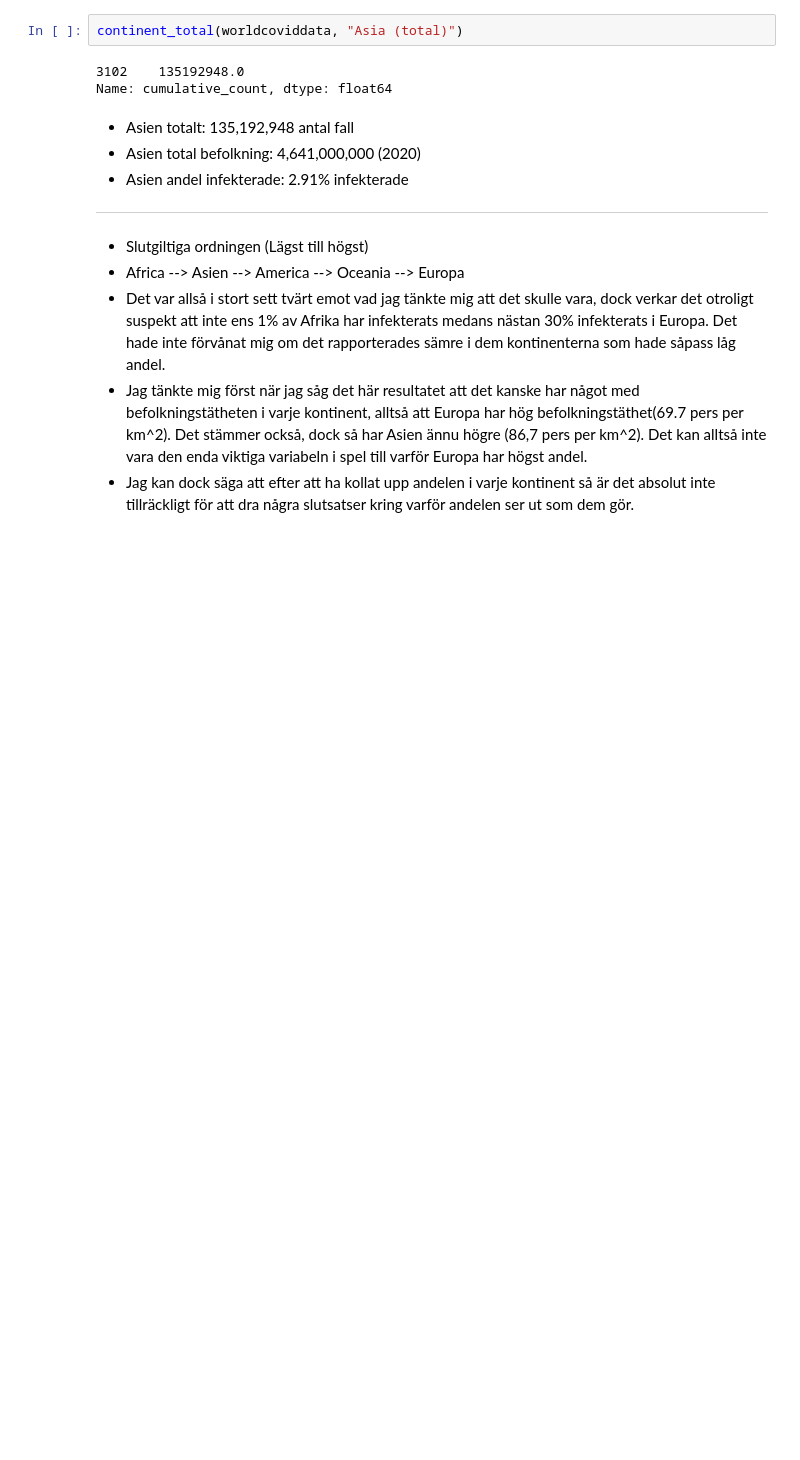
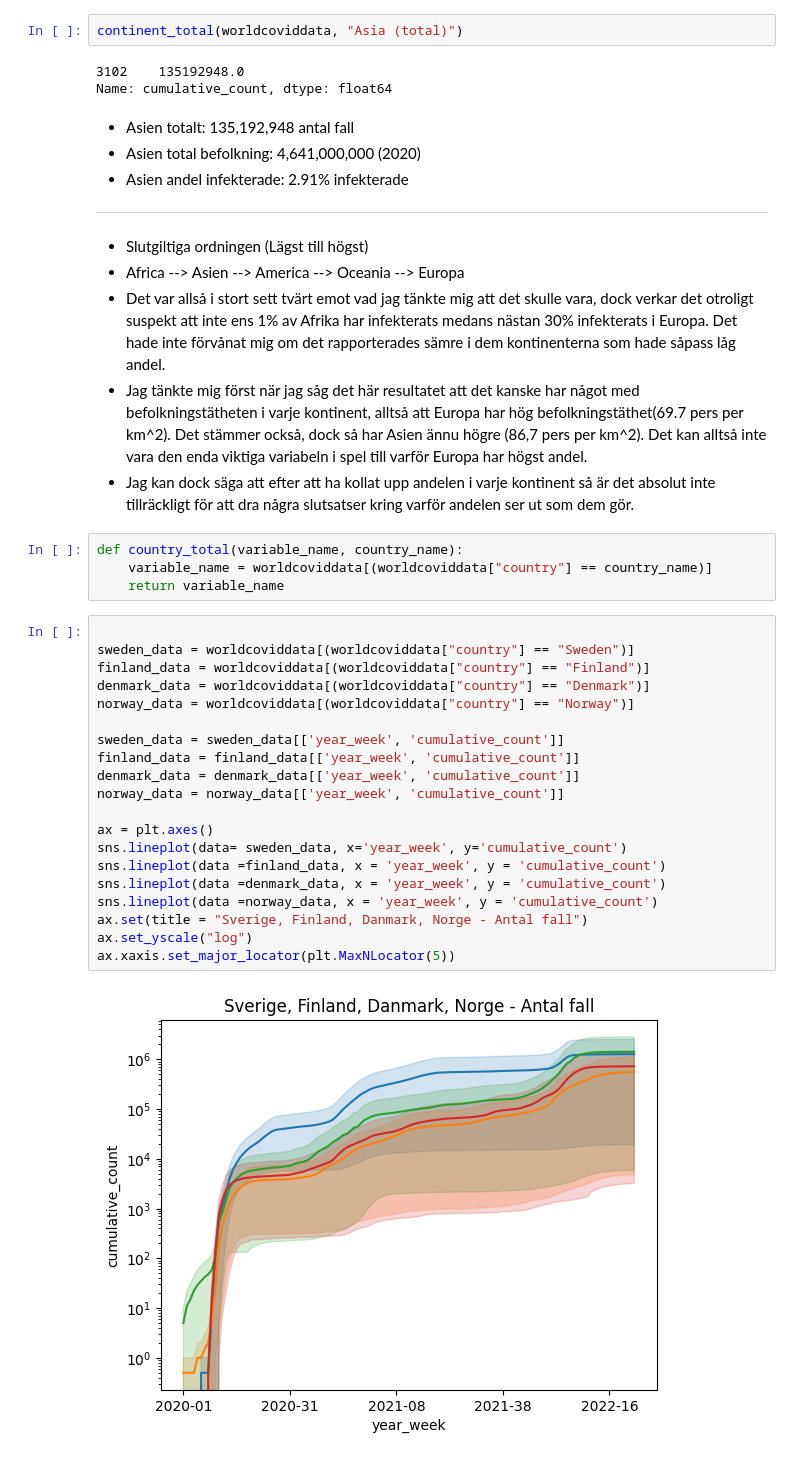
Before and after one commit to Danneftw1/Databehandling-Daniel-Nilsson, a Jupyter notebook: Labb_1/Uppgift_4.ipynb, the cells around one changed output. Cells and saved outputs as stored; diff of their text form; blank space fills up the shorter version.

Commit message:
added functions .py-file. also added graph E4

```diff
--- a/Labb_1/Uppgift_4.ipynb
+++ b/Labb_1/Uppgift_4.ipynb
@@ -68,4 +68,30 @@ Name: cumulative_count, dtype: float64
 - Det var allså i stort sett tvärt emot vad jag tänkte mig att det skulle vara, dock verkar det otroligt suspekt att inte ens 1% av Afrika har infekterats medans nästan 30% infekterats i Europa. Det hade inte förvånat mig om det rapporterades sämre i dem kontinenterna som hade såpass låg andel.
 - Jag tänkte mig först när jag såg det här resultatet att det kanske har något med befolkningstätheten i varje kontinent, alltså att Europa har hög befolkningstäthet(69.7 pers per km^2). Det stämmer också, dock så har Asien ännu högre (86,7 pers per km^2). Det kan alltså inte vara den enda viktiga variabeln i spel till varför Europa har högst andel.
 - Jag kan dock säga att efter att ha kollat upp andelen i varje kontinent så är det absolut inte tillräckligt för att dra några slutsatser kring varför andelen ser ut som dem gör.
+# %%
+def country_total(variable_name, country_name):
+    variable_name = worldcoviddata[(worldcoviddata["country"] == country_name)]
+    return variable_name
+# %%
+
+sweden_data = worldcoviddata[(worldcoviddata["country"] == "Sweden")]
+finland_data = worldcoviddata[(worldcoviddata["country"] == "Finland")]
+denmark_data = worldcoviddata[(worldcoviddata["country"] == "Denmark")]
+norway_data = worldcoviddata[(worldcoviddata["country"] == "Norway")]
+
+sweden_data = sweden_data[['year_week', 'cumulative_count']]
+finland_data = finland_data[['year_week', 'cumulative_count']]
+denmark_data = denmark_data[['year_week', 'cumulative_count']]
+norway_data = norway_data[['year_week', 'cumulative_count']]
+
+ax = plt.axes()
+sns.lineplot(data= sweden_data, x='year_week', y='cumulative_count')
+sns.lineplot(data =finland_data, x = 'year_week', y = 'cumulative_count')
+sns.lineplot(data =denmark_data, x = 'year_week', y = 'cumulative_count')
+sns.lineplot(data =norway_data, x = 'year_week', y = 'cumulative_count')
+ax.set(title = "Sverige, Finland, Danmark, Norge - Antal fall")
+ax.set_yscale("log")
+ax.xaxis.set_major_locator(plt.MaxNLocator(5))
+# %% [output]
+[figure, added]
 # %%
```
Also changed, not shown: parts of 1 cell of this notebook, 5 other files.
